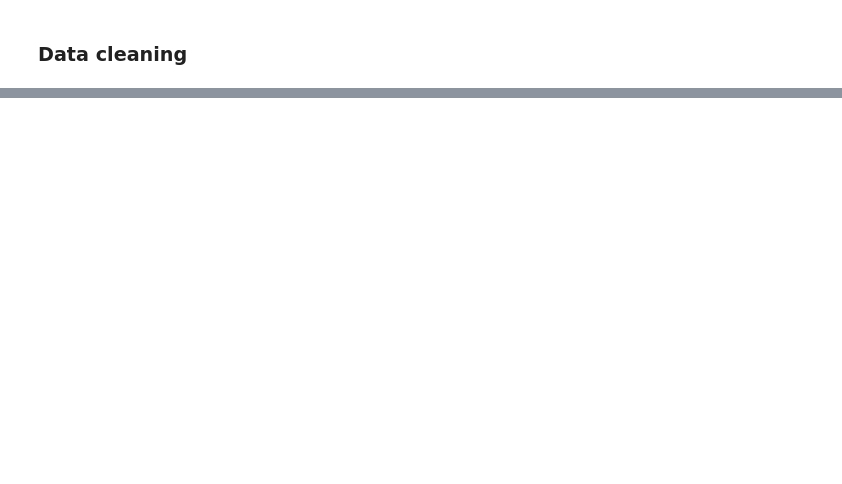
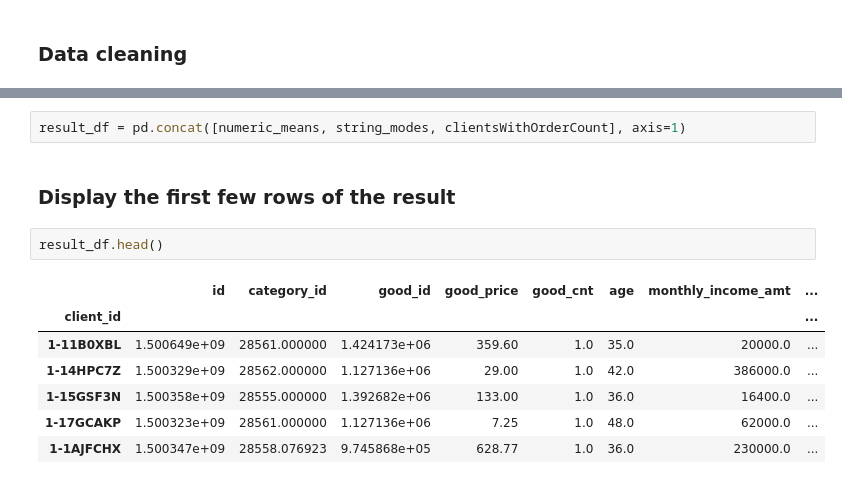
Before and after one commit to MatveyPRO3/DANO_23_project_tour, a Jupyter notebook: main.ipynb, the cells around one changed output, grey strips where cells are left out. Saved outputs shown, nothing was run; the diff lists cells and outputs as text; blank space fills up the shorter version.

```diff
--- a/main.ipynb
+++ b/main.ipynb
@@ -69,0 +142,14 @@ correlation_matrix
+# %%
+result_df = pd.concat([numeric_means, string_modes, clientsWithOrderCount], axis=1)
+# %% [markdown]
+### Display the first few rows of the result
+# %%
+result_df.head()
+# %% [output]
+|  | id | category_id | good_id | good_price | good_cnt | age | monthly_income_amt | ... |
+| client_id |  |  |  |  |  |  |  | ... |
+| 1-11B0XBL | 1.500649e+09 | 28561.000000 | 1.424173e+06 | 359.60 | 1.0 | 35.0 | 20000.0 | ... |
+| 1-14HPC7Z | 1.500329e+09 | 28562.000000 | 1.127136e+06 | 29.00 | 1.0 | 42.0 | 386000.0 | ... |
+| 1-15GSF3N | 1.500358e+09 | 28555.000000 | 1.392682e+06 | 133.00 | 1.0 | 36.0 | 16400.0 | ... |
+| 1-17GCAKP | 1.500323e+09 | 28561.000000 | 1.127136e+06 | 7.25 | 1.0 | 48.0 | 62000.0 | ... |
+| 1-1AJFCHX | 1.500347e+09 | 28558.076923 | 9.745868e+05 | 628.77 | 1.0 | 36.0 | 230000.0 | ... |
```
Also changed, not shown: parts of 15 cells of this notebook.
